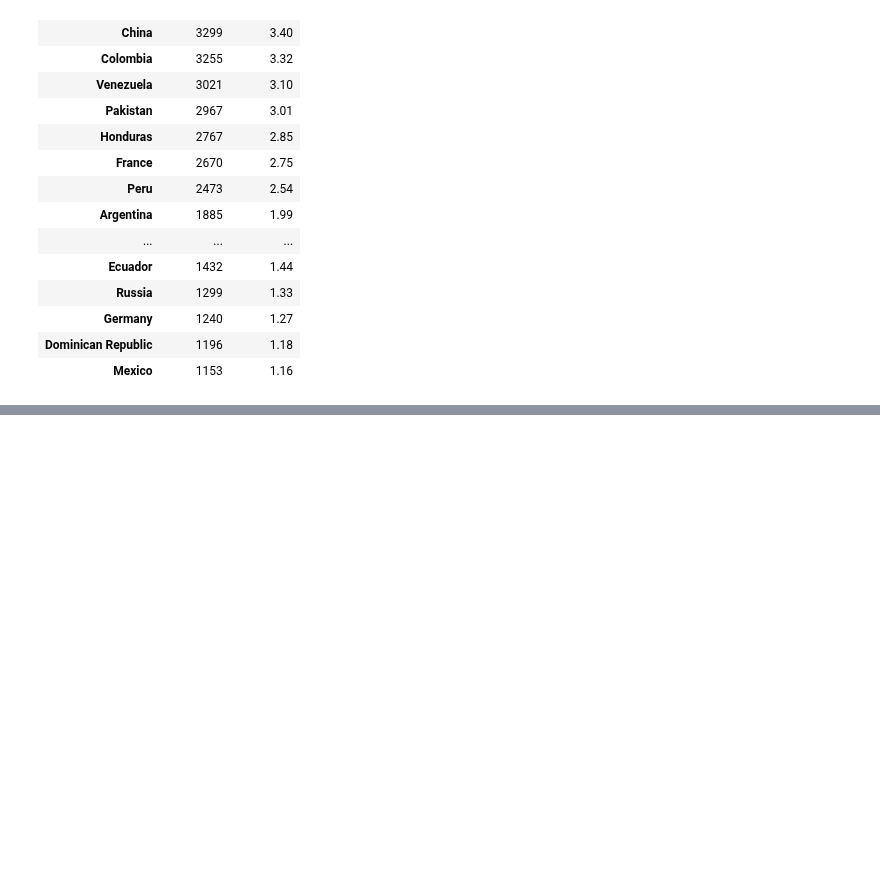
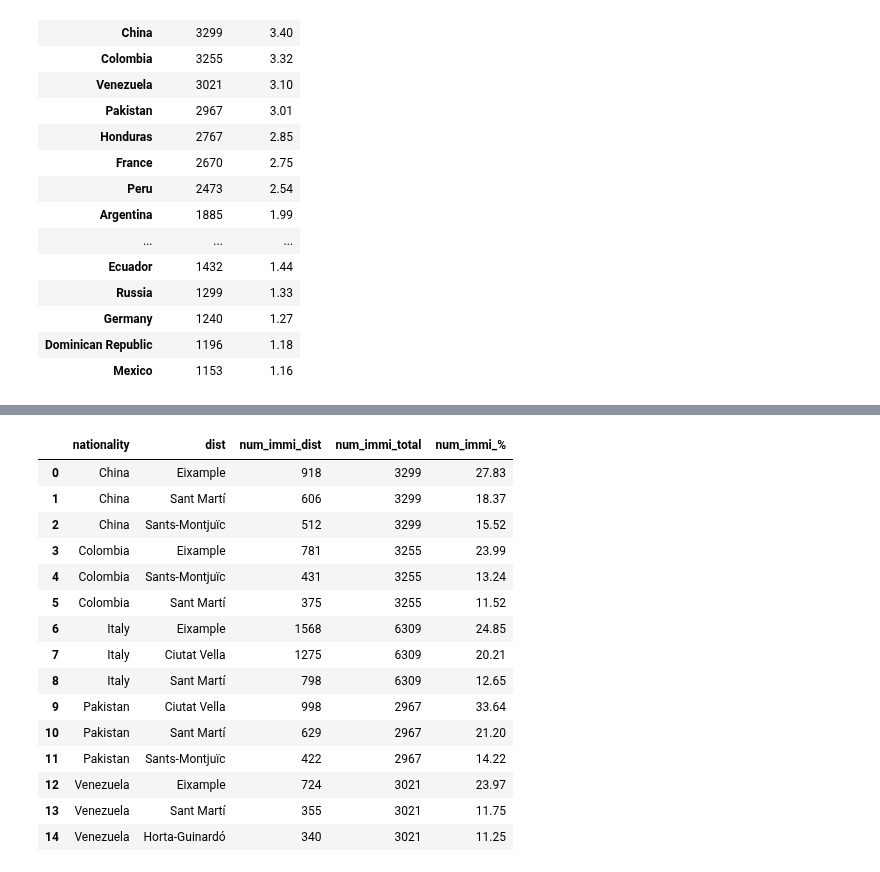
Before and after one commit to ta-data-bcn/Project-Week-2-Barcelona, a Jupyter notebook: your-project/immigration.ipynb, the cells around one changed output, grey strips where cells are left out. Cells and saved outputs as stored; diff of their text form; code cells hidden in the pictures; blank space fills up the shorter version.

```diff
--- a/your-project/immigration.ipynb
+++ b/your-project/immigration.ipynb
@@ -503,0 +483,7 @@ immi_countries.to_frame()
+# %%
+# Top 5 nationalities, num_immi by districy
+immi_countries = immi.groupby(["nationality", "dist"], as_index=False)["num_immi"].sum()
+immi_countries = immi.groupby(["nationality", "dist"], as_index=False)["num_immi"].sum()
+immi_countries = immi_countries.loc[immi_countries.nationality.isin(list_of_nationalities)]
+immi_countries = immi_countries.groupby("nationality", group_keys=False).apply(lambda x: x.nlargest(3, "num_immi"))
+immi_countries
@@ -503,0 +507,9 @@ immi_countries.to_frame()
+# %%
+# Trying to get it in percentage
+    #num_immi_x = immigrants per district, by nationality
+    #num immi_y = total immigrants, by nationality
+
+immi_countries_perc = pd.merge(immi_countries, nationality_immi_foreign, on="nationality")
+immi_countries_perc = immi_countries_perc[["nationality", "dist", "num_immi_x", "num_immi_y"]]
+immi_countries_perc.columns = ["nationality", "dist", "num_immi_dist", "num_immi_total"]
+immi_countries_perc
@@ -503,0 +533,22 @@ immi_countries.to_frame()
+# %%
+# Trying to get it in percentage
+
+immi_countries_perc["num_immi_%"] = round(immi_countries_perc["num_immi_dist"]/immi_countries_perc["num_immi_total"]*100, 2)
+immi_countries_perc
+# %% [output]
+|  | nationality | dist | num_immi_dist | num_immi_total | num_immi_% |
+| 0 | China | Eixample | 918 | 3299 | 27.83 |
+| 1 | China | Sant Martí | 606 | 3299 | 18.37 |
+| 2 | China | Sants-Montjuïc | 512 | 3299 | 15.52 |
+| 3 | Colombia | Eixample | 781 | 3255 | 23.99 |
+| 4 | Colombia | Sants-Montjuïc | 431 | 3255 | 13.24 |
+| 5 | Colombia | Sant Martí | 375 | 3255 | 11.52 |
+| 6 | Italy | Eixample | 1568 | 6309 | 24.85 |
+| 7 | Italy | Ciutat Vella | 1275 | 6309 | 20.21 |
+| 8 | Italy | Sant Martí | 798 | 6309 | 12.65 |
+| 9 | Pakistan | Ciutat Vella | 998 | 2967 | 33.64 |
+| 10 | Pakistan | Sant Martí | 629 | 2967 | 21.20 |
+| 11 | Pakistan | Sants-Montjuïc | 422 | 2967 | 14.22 |
+| 12 | Venezuela | Eixample | 724 | 3021 | 23.97 |
+| 13 | Venezuela | Sant Martí | 355 | 3021 | 11.75 |
+| 14 | Venezuela | Horta-Guinardó | 340 | 3021 | 11.25 |
```
Also changed, not shown: parts of 11 cells of this notebook, 1 other file.
